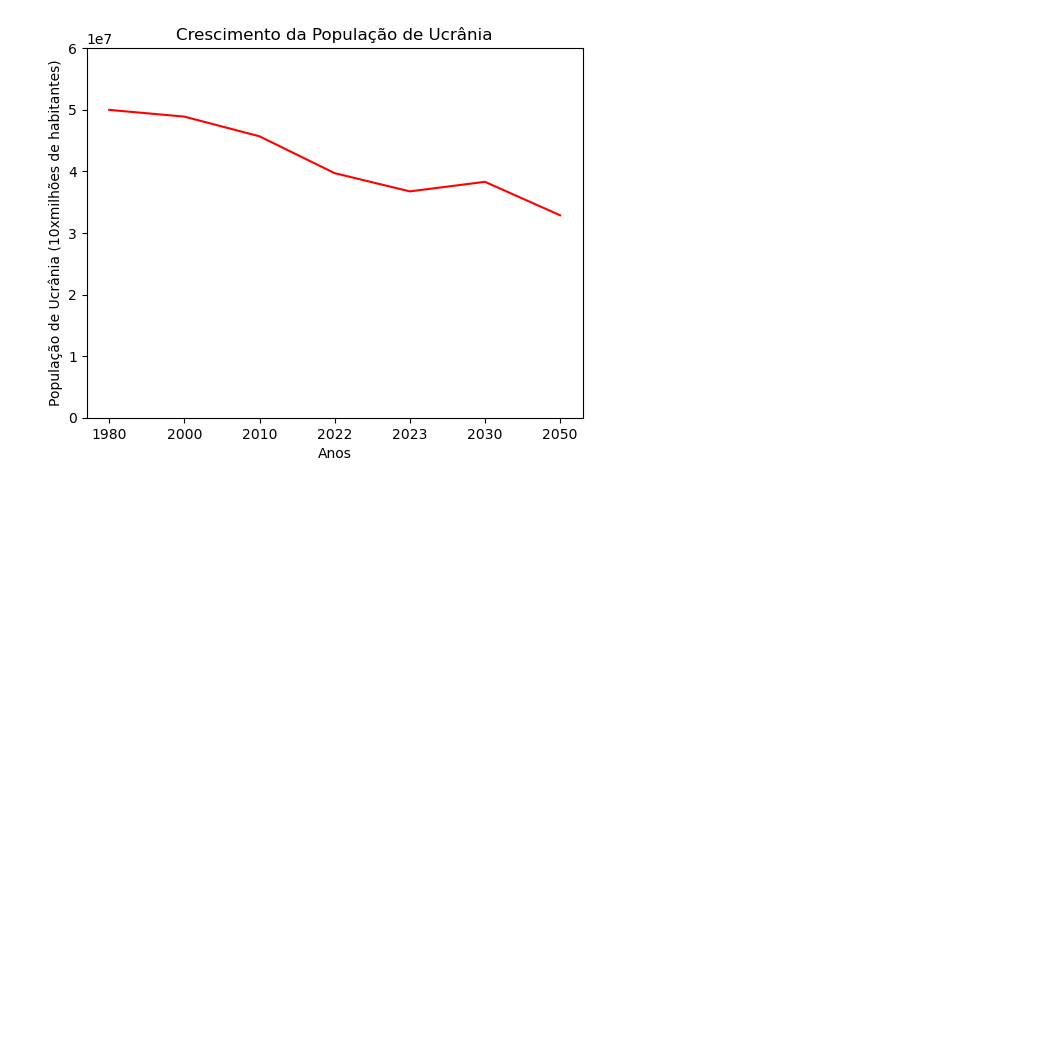
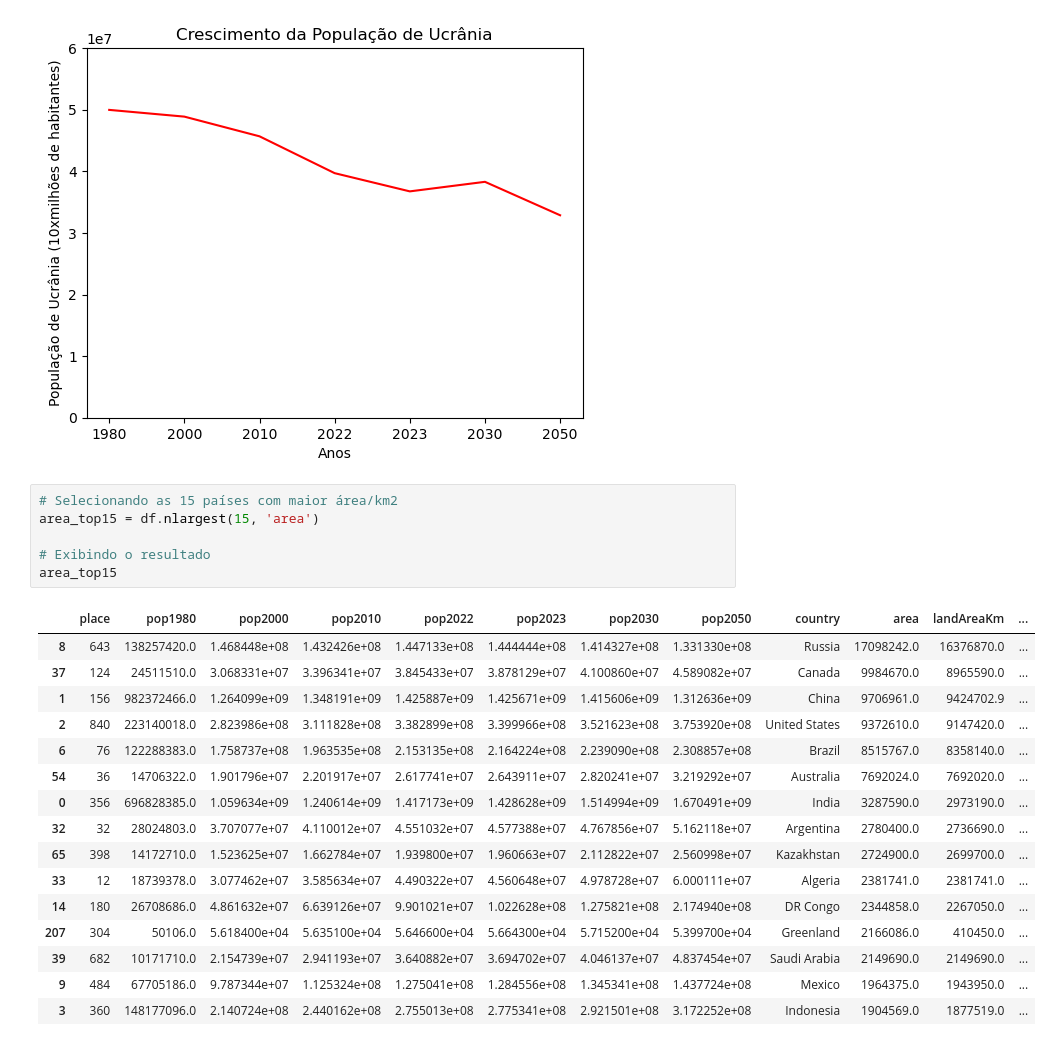
Before and after one commit to Giogilas/World-Population-Data-Analysis, a Jupyter notebook: World-population/World_Population.ipynb, the cells around one changed output. Cells and saved outputs as stored; diff of their text form; blank space fills up the shorter version.

```diff
--- a/World-population/World_Population.ipynb
+++ b/World-population/World_Population.ipynb
@@ -348,3 +348,26 @@ plt.ylim([0, 60000000])
 plt.show()
 # %% [output]
 [figure]
+# %%
+# Selecionando as 15 países com maior área/km2
+area_top15 = df.nlargest(15, 'area')
+
+# Exibindo o resultado
+area_top15
+# %% [output]
+|  | place | pop1980 | pop2000 | pop2010 | pop2022 | pop2023 | pop2030 | pop2050 | country | area | landAreaKm | ... |
+| 8 | 643 | 138257420.0 | 1.468448e+08 | 1.432426e+08 | 1.447133e+08 | 1.444444e+08 | 1.414327e+08 | 1.331330e+08 | Russia | 17098242.0 | 16376870.0 | ... |
+| 37 | 124 | 24511510.0 | 3.068331e+07 | 3.396341e+07 | 3.845433e+07 | 3.878129e+07 | 4.100860e+07 | 4.589082e+07 | Canada | 9984670.0 | 8965590.0 | ... |
+| 1 | 156 | 982372466.0 | 1.264099e+09 | 1.348191e+09 | 1.425887e+09 | 1.425671e+09 | 1.415606e+09 | 1.312636e+09 | China | 9706961.0 | 9424702.9 | ... |
+| 2 | 840 | 223140018.0 | 2.823986e+08 | 3.111828e+08 | 3.382899e+08 | 3.399966e+08 | 3.521623e+08 | 3.753920e+08 | United States | 9372610.0 | 9147420.0 | ... |
+| 6 | 76 | 122288383.0 | 1.758737e+08 | 1.963535e+08 | 2.153135e+08 | 2.164224e+08 | 2.239090e+08 | 2.308857e+08 | Brazil | 8515767.0 | 8358140.0 | ... |
+| 54 | 36 | 14706322.0 | 1.901796e+07 | 2.201917e+07 | 2.617741e+07 | 2.643911e+07 | 2.820241e+07 | 3.219292e+07 | Australia | 7692024.0 | 7692020.0 | ... |
+| 0 | 356 | 696828385.0 | 1.059634e+09 | 1.240614e+09 | 1.417173e+09 | 1.428628e+09 | 1.514994e+09 | 1.670491e+09 | India | 3287590.0 | 2973190.0 | ... |
+| 32 | 32 | 28024803.0 | 3.707077e+07 | 4.110012e+07 | 4.551032e+07 | 4.577388e+07 | 4.767856e+07 | 5.162118e+07 | Argentina | 2780400.0 | 2736690.0 | ... |
+| 65 | 398 | 14172710.0 | 1.523625e+07 | 1.662784e+07 | 1.939800e+07 | 1.960663e+07 | 2.112822e+07 | 2.560998e+07 | Kazakhstan | 2724900.0 | 2699700.0 | ... |
+| 33 | 12 | 18739378.0 | 3.077462e+07 | 3.585634e+07 | 4.490322e+07 | 4.560648e+07 | 4.978728e+07 | 6.000111e+07 | Algeria | 2381741.0 | 2381741.0 | ... |
+| 14 | 180 | 26708686.0 | 4.861632e+07 | 6.639126e+07 | 9.901021e+07 | 1.022628e+08 | 1.275821e+08 | 2.174940e+08 | DR Congo | 2344858.0 | 2267050.0 | ... |
+| 207 | 304 | 50106.0 | 5.618400e+04 | 5.635100e+04 | 5.646600e+04 | 5.664300e+04 | 5.715200e+04 | 5.399700e+04 | Greenland | 2166086.0 | 410450.0 | ... |
+| 39 | 682 | 10171710.0 | 2.154739e+07 | 2.941193e+07 | 3.640882e+07 | 3.694702e+07 | 4.046137e+07 | 4.837454e+07 | Saudi Arabia | 2149690.0 | 2149690.0 | ... |
+| 9 | 484 | 67705186.0 | 9.787344e+07 | 1.125324e+08 | 1.275041e+08 | 1.284556e+08 | 1.345341e+08 | 1.437724e+08 | Mexico | 1964375.0 | 1943950.0 | ... |
+| 3 | 360 | 148177096.0 | 2.140724e+08 | 2.440162e+08 | 2.755013e+08 | 2.775341e+08 | 2.921501e+08 | 3.172252e+08 | Indonesia | 1904569.0 | 1877519.0 | ... |
```
Also changed, not shown: parts of 1 cell of this notebook, 1 other file.
